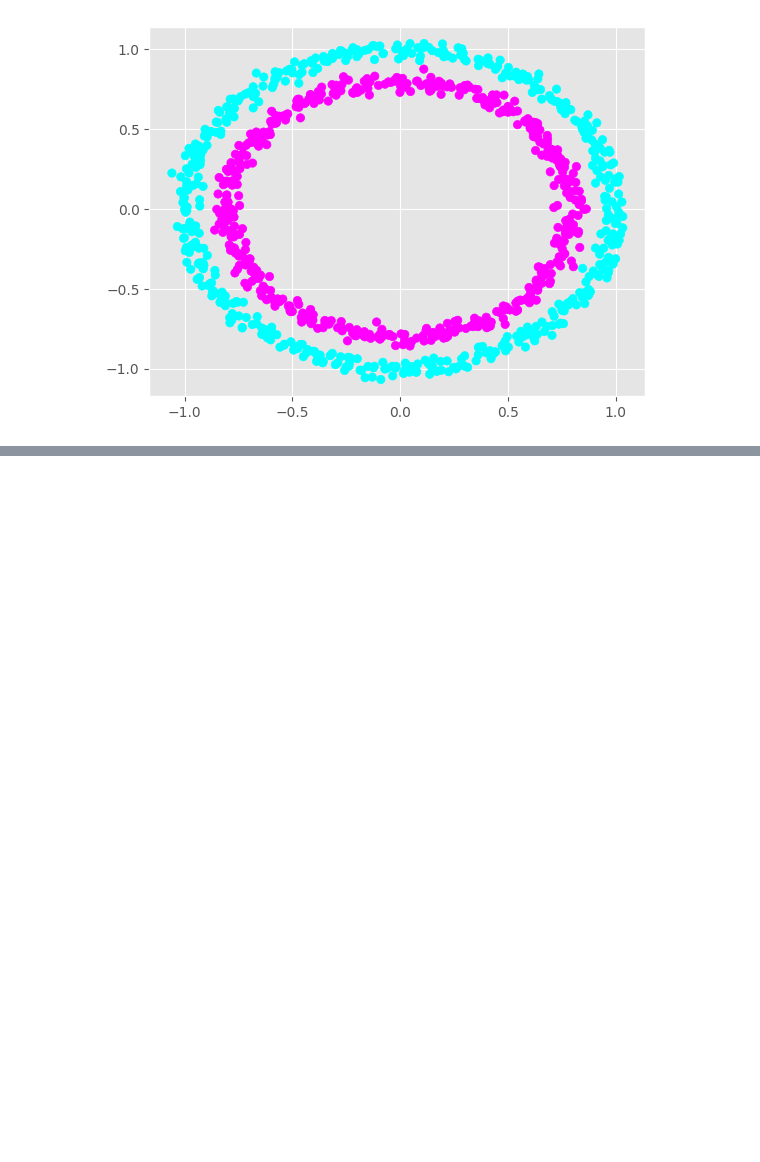
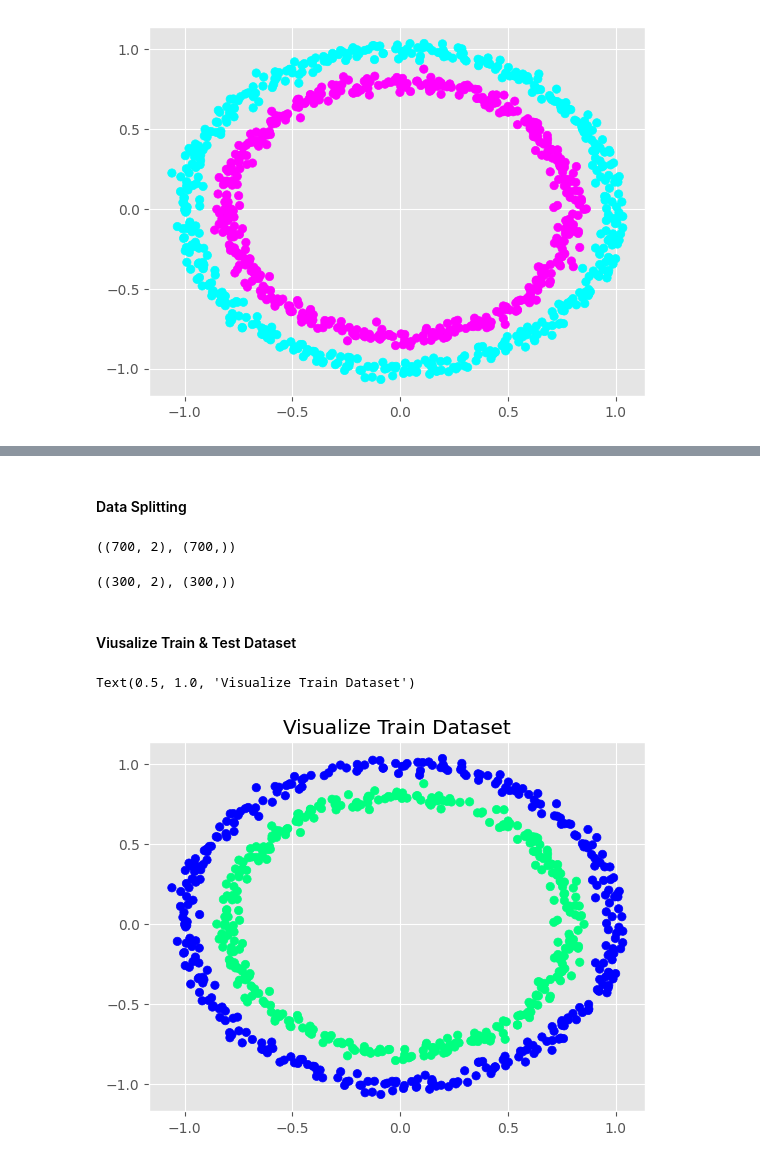
Before and after one commit to DiandraRifqiM/A-Journey-with-TensorFlow, a Jupyter notebook: Course 6/NNClassification.ipynb, the cells around one changed output, grey strips where cells are left out. Drawn from its saved outputs; the diff is of its cells as text; code cells hidden in the pictures; blank space fills up the shorter version.

Commit message:
NNCalssification (Data Splitting, Train & Test Visualize, Build Model, Trying Improve the Model)

```diff
--- a/Course 6/NNClassification.ipynb
+++ b/Course 6/NNClassification.ipynb
@@ -61,0 +81,24 @@ plt.scatter(X[:, 0], X[:, 1], c=y, cmap="cool")
+# %% [markdown]
+#### Data Splitting
+# %%
+from sklearn.model_selection import train_test_split
+
+X_train, X_test, y_train, y_test = train_test_split(X, y, random_state=42, test_size=0.3)
+# %%
+# Train dataset shape
+X_train.shape, y_train.shape
+# %% [output]
+((700, 2), (700,))
+# %%
+# Test dataset shape
+X_test.shape, y_test.shape
+# %% [output]
+((300, 2), (300,))
+# %% [markdown]
+#### Viusalize Train & Test Dataset
+# %%
+plt.scatter(X_train[:, 0], X_train[:, 1], c=y_train, cmap="winter")
+plt.title("Visualize Train Dataset")
+# %% [output]
+Text(0.5, 1.0, 'Visualize Train Dataset')
+[figure, added]
```
Also changed, not shown: parts of 10 cells of this notebook.
